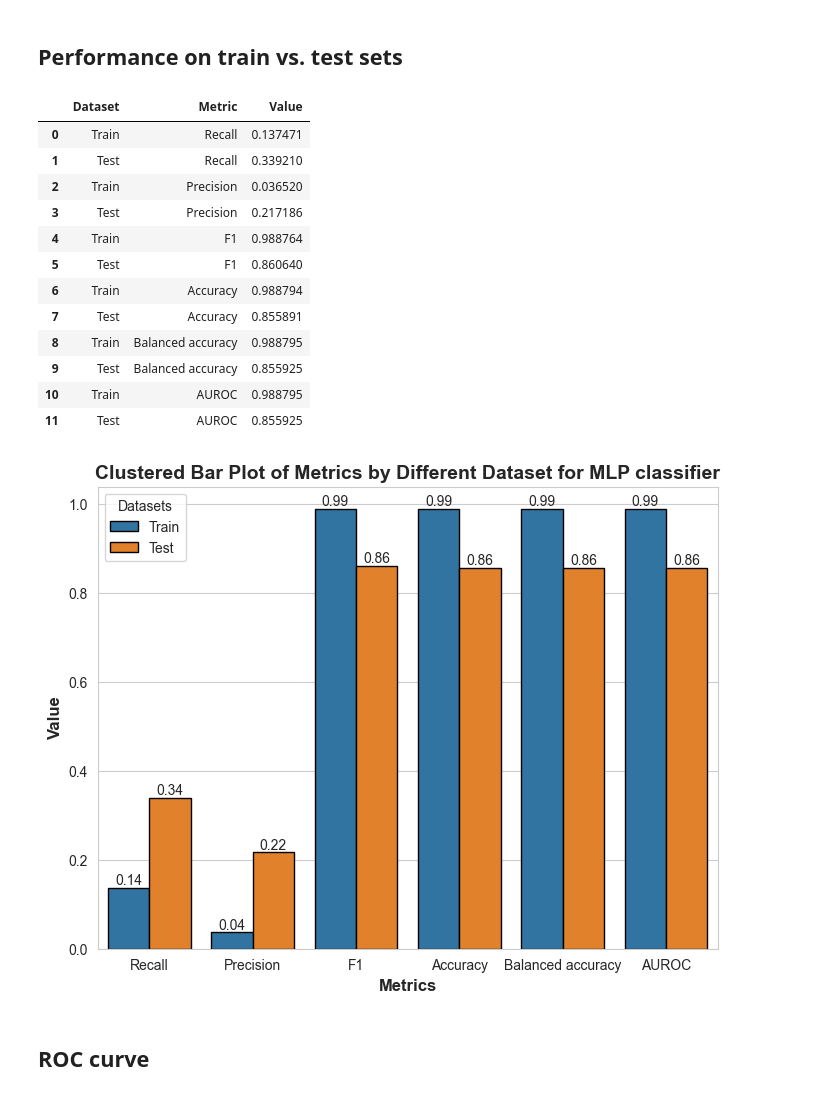
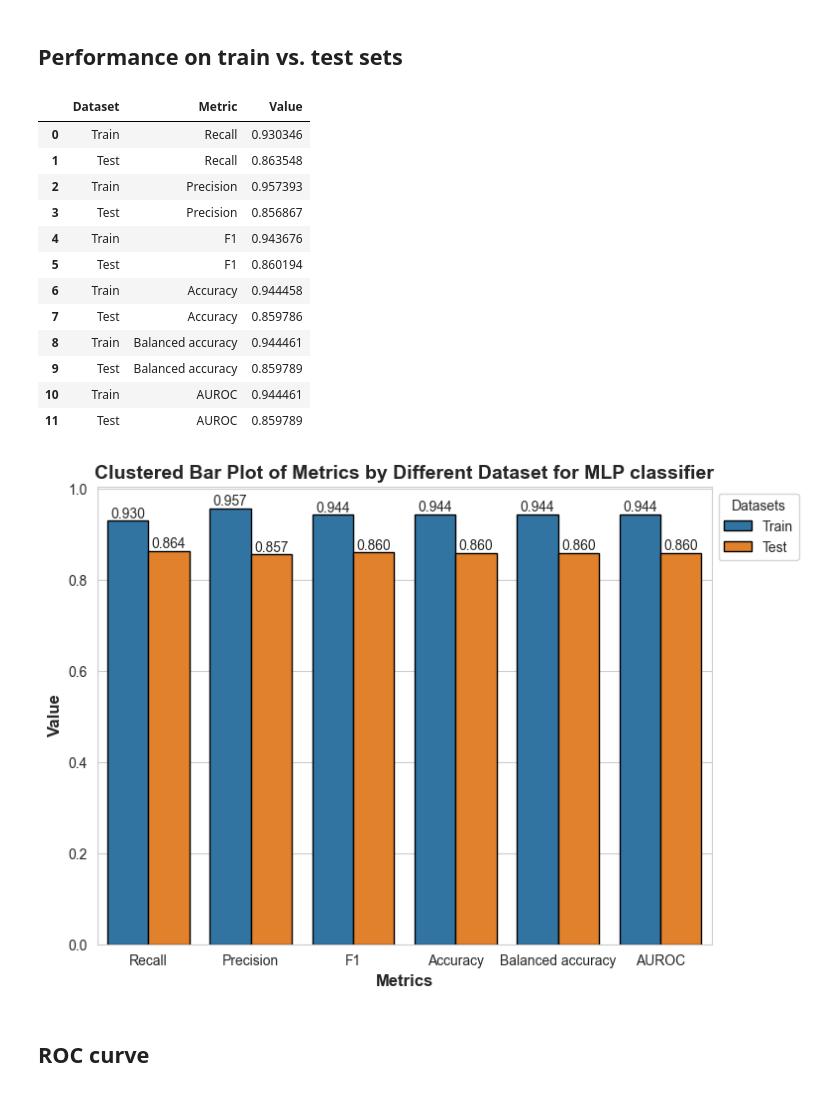
Before and after one commit to junqilu/BBBPrediction, a Jupyter notebook: complex_models_evaluation.ipynb, the cells around one changed output. Cells and saved outputs as stored; diff of their text form; code cells hidden in the pictures.

Commit message:
Finished complex model training and evaluation

```diff
--- a/complex_models_evaluation.ipynb
+++ b/complex_models_evaluation.ipynb
@@ -337,8 +337,8 @@ for data_X, data_y in [[classification_X_train, classification_y_train],
 performance_df = pd.DataFrame(
     {
         'Dataset': ['Train', 'Test'],
-        'Recall': mae_list,
-        'Precision': mse_list,
+        'Recall': recall_list,
+        'Precision': precision_list,
         'F1': f1_list,
         'Accuracy': accuracy_list,
         'Balanced accuracy': balanced_accuracy_list,
@@ -352,47 +352,47 @@ performance_df_melted = performance_df.melt(id_vars='Dataset',
 performance_df_melted
 # %% [output]
 |  | Dataset | Metric | Value |
-| 0 | Train | Recall | 0.137471 |
-| 1 | Test | Recall | 0.339210 |
-| 2 | Train | Precision | 0.036520 |
-| 3 | Test | Precision | 0.217186 |
-| 4 | Train | F1 | 0.988764 |
-| 5 | Test | F1 | 0.860640 |
-| 6 | Train | Accuracy | 0.988794 |
-| 7 | Test | Accuracy | 0.855891 |
-| 8 | Train | Balanced accuracy | 0.988795 |
-| 9 | Test | Balanced accuracy | 0.855925 |
-| 10 | Train | AUROC | 0.988795 |
-| 11 | Test | AUROC | 0.855925 |
+| 0 | Train | Recall | 0.930346 |
+| 1 | Test | Recall | 0.863548 |
+| 2 | Train | Precision | 0.957393 |
+| 3 | Test | Precision | 0.856867 |
+| 4 | Train | F1 | 0.943676 |
+| 5 | Test | F1 | 0.860194 |
+| 6 | Train | Accuracy | 0.944458 |
+| 7 | Test | Accuracy | 0.859786 |
+| 8 | Train | Balanced accuracy | 0.944461 |
+| 9 | Test | Balanced accuracy | 0.859789 |
+| 10 | Train | AUROC | 0.944461 |
+| 11 | Test | AUROC | 0.859789 |
 # %%
 fig, ax = plt.subplots(figsize=(8, 6))
 
 ax = sns.barplot(data=performance_df_melted, x='Metric', y='Value',
                  hue='Dataset',
                  edgecolor='black')
 
 for container in ax.containers:
     ax.bar_label(
         container,
-        fmt='%.2f'  #Round the data label to the 2 decimal places
+        fmt='%.3f'  #Round the data label to the 2 decimal places
     )
 
 plt.xlabel('Metrics', weight='bold', fontsize=12)
 plt.ylabel('Value', weight='bold', fontsize=12)
 plt.title('Clustered Bar Plot of Metrics by Different Dataset for MLP '
           'classifier',
           weight='bold', fontsize=14)
-plt.legend(title='Datasets')
+plt.legend(title='Datasets', loc='upper left', bbox_to_anchor=(1, 1))
 
 plt.savefig(
     r'model_outputs\mlp_classifier\metrics.png',
     dpi=600,
     bbox_inches='tight'
 )
 
 plt.show()
 # %% [output]
-[figure, old version]
+[figure, new version]
 # %% [markdown]
 ## ROC curve
 # %%
```
Also changed, not shown: parts of 9 cells of this notebook, 13 other files.
